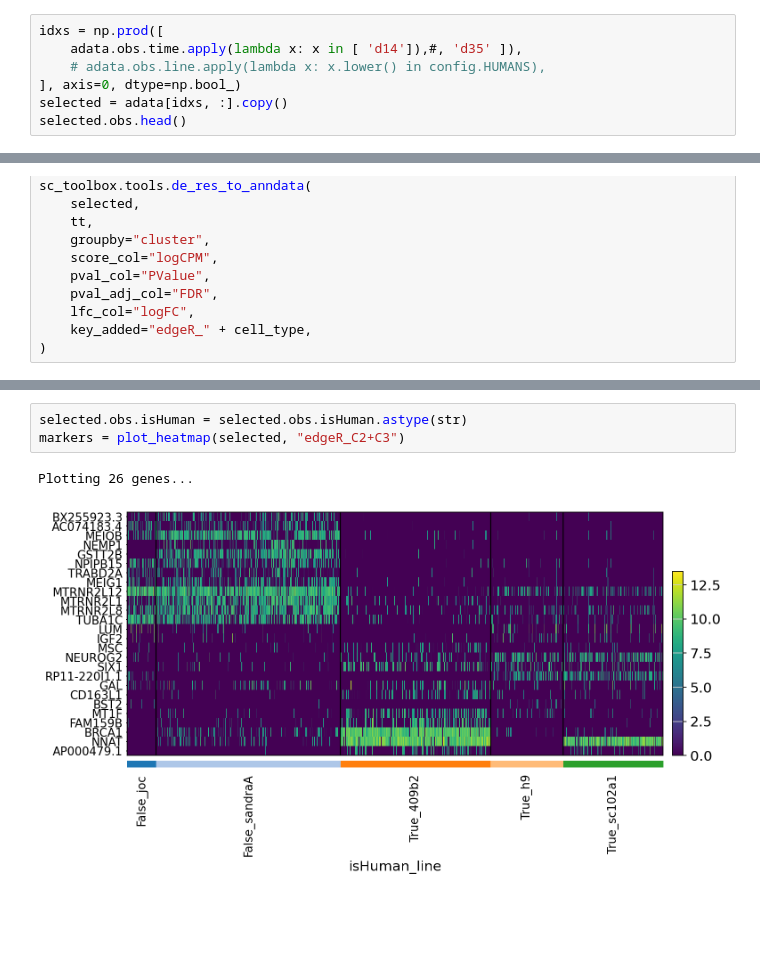
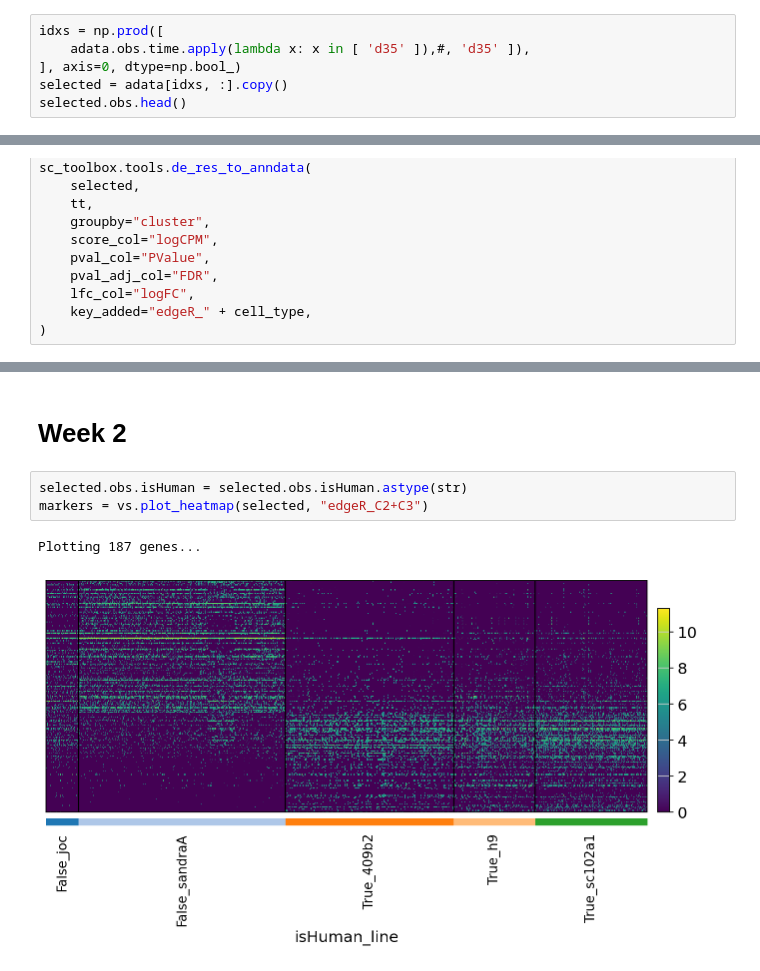
Before and after one commit to vessemer/INeurons, a Jupyter notebook: IPython/DGE.ipynb, the cells around one changed output, grey strips where cells are left out. Cells and saved outputs as stored; diff of their text form; blank space fills up the shorter version.

```diff
--- a/IPython/DGE.ipynb
+++ b/IPython/DGE.ipynb
@@ -126,7 +91,6 @@ Name: count, dtype: int64
 # %%
 idxs = np.prod([
-    adata.obs.time.apply(lambda x: x in [ 'd14']),#, 'd35' ]),
-    # adata.obs.line.apply(lambda x: x.lower() in config.HUMANS),
+    adata.obs.time.apply(lambda x: x in [ 'd35' ]),#, 'd35' ]),
 ], axis=0, dtype=np.bool_)
 selected = adata[idxs, :].copy()
 selected.obs.head()
@@ -409,6 +173,8 @@ tmp[(tmp.logfoldchanges >= 1)|(tmp.logfoldchanges <= -1)]
+# %% [markdown]
+# Week 2
 # %%
 selected.obs.isHuman = selected.obs.isHuman.astype(str)
-markers = plot_heatmap(selected, "edgeR_C2+C3")
+markers = vs.plot_heatmap(selected, "edgeR_C2+C3")
 # %% [output]
-Plotting 26 genes...
+Plotting 187 genes...
-[figure, old version]
+[figure, new version]
```
Also changed, not shown: parts of 55 cells of this notebook.
